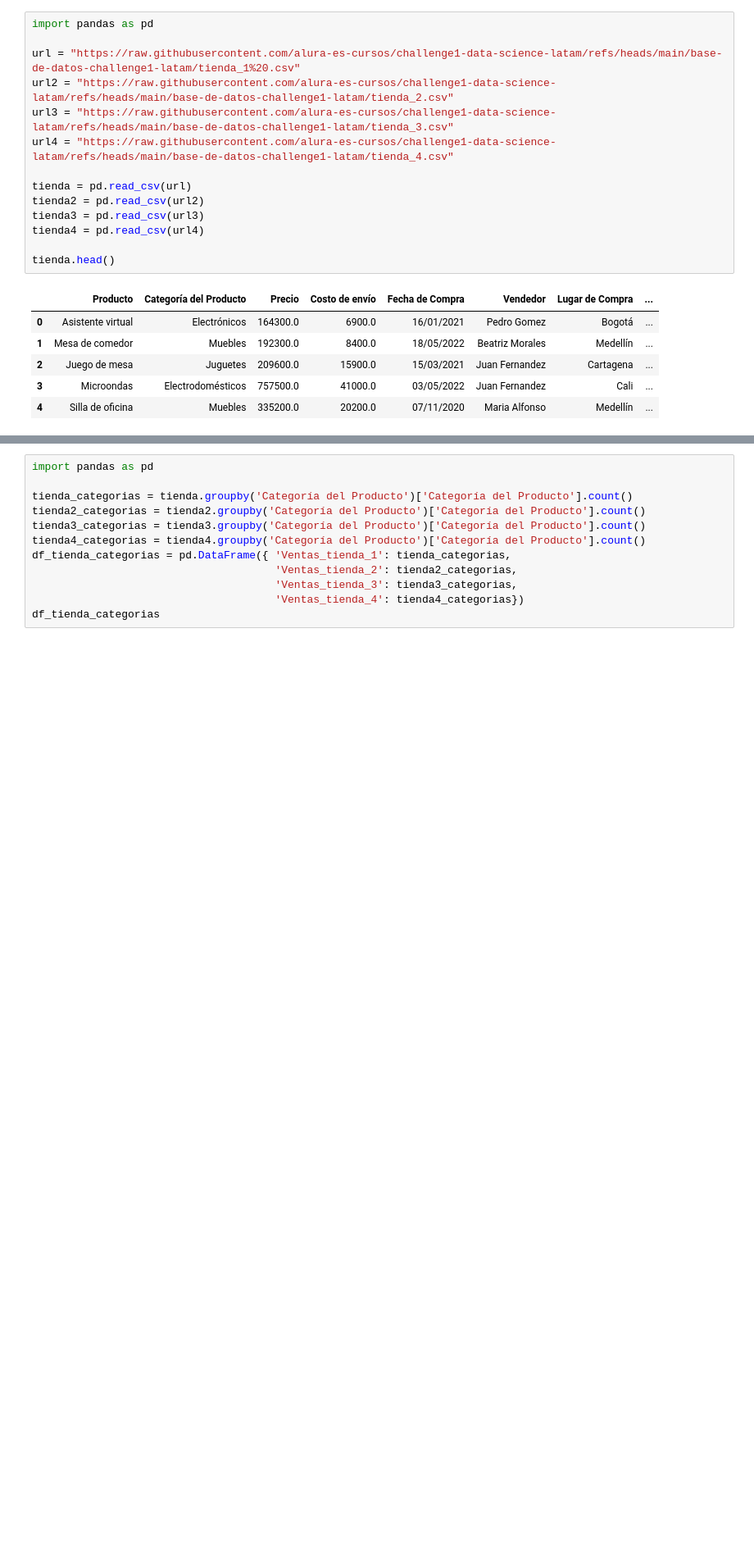
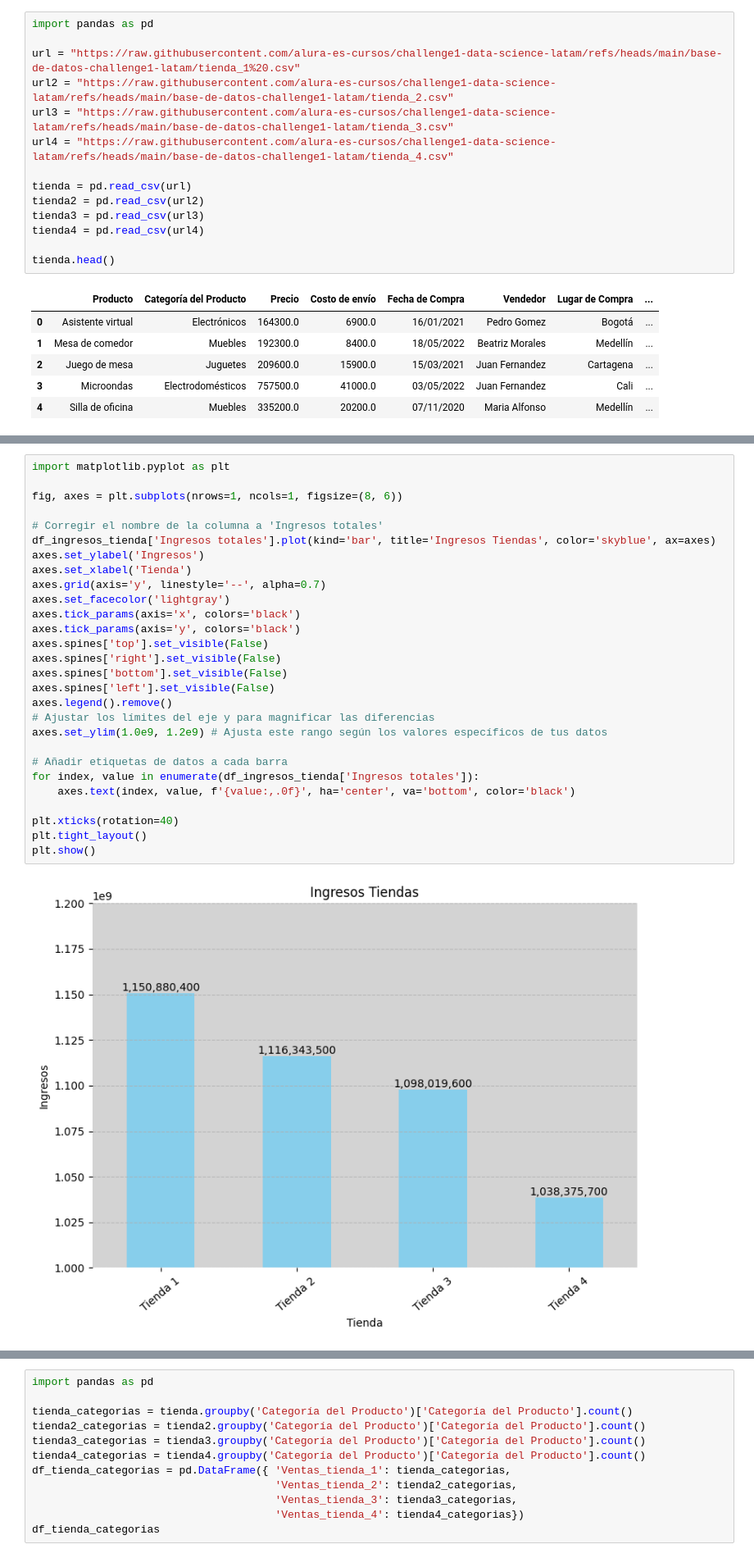
Before and after one commit to retutux-arch/Desaf-o_Alura_Store, a Jupyter notebook: AluraStoreLatam.ipynb, the cells around one changed output, grey strips where cells are left out. Shown at 82% size. Cells and saved outputs as stored; diff of their text form; blank space fills up the shorter version.

```diff
--- a/AluraStoreLatam.ipynb
+++ b/AluraStoreLatam.ipynb
@@ -51,3 +57,33 @@ df_ingresos_tienda
+# %%
+import matplotlib.pyplot as plt
+
+fig, axes = plt.subplots(nrows=1, ncols=1, figsize=(8, 6))
+
+# Corregir el nombre de la columna a 'Ingresos totales'
+df_ingresos_tienda['Ingresos totales'].plot(kind='bar', title='Ingresos Tiendas', color='skyblue', ax=axes)
+axes.set_ylabel('Ingresos')
+axes.set_xlabel('Tienda')
+axes.grid(axis='y', linestyle='--', alpha=0.7)
+axes.set_facecolor('lightgray')
+axes.tick_params(axis='x', colors='black')
+axes.tick_params(axis='y', colors='black')
+axes.spines['top'].set_visible(False)
+axes.spines['right'].set_visible(False)
+axes.spines['bottom'].set_visible(False)
+axes.spines['left'].set_visible(False)
+axes.legend().remove()
+# Ajustar los límites del eje y para magnificar las diferencias
+axes.set_ylim(1.0e9, 1.2e9) # Ajusta este rango según los valores específicos de tus datos
+
+# Añadir etiquetas de datos a cada barra
+for index, value in enumerate(df_ingresos_tienda['Ingresos totales']):
+    axes.text(index, value, f'{value:,.0f}', ha='center', va='bottom', color='black')
+
+plt.xticks(rotation=40)
+plt.tight_layout()
+plt.show()
+# %% [output]
+[figure, added]
 # %%
 import pandas as pd
 
```
Also changed, not shown: parts of 22 cells of this notebook.
